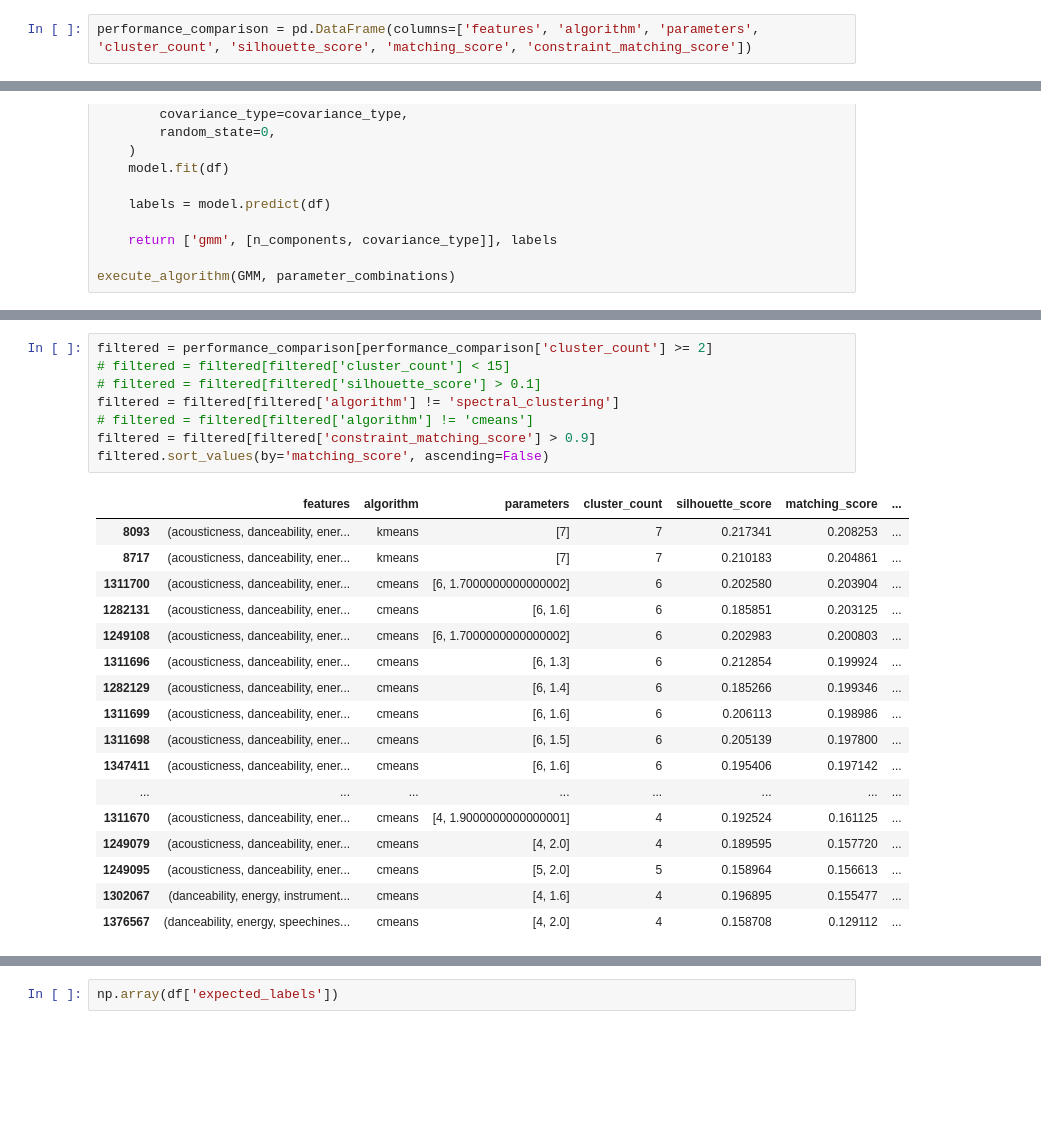
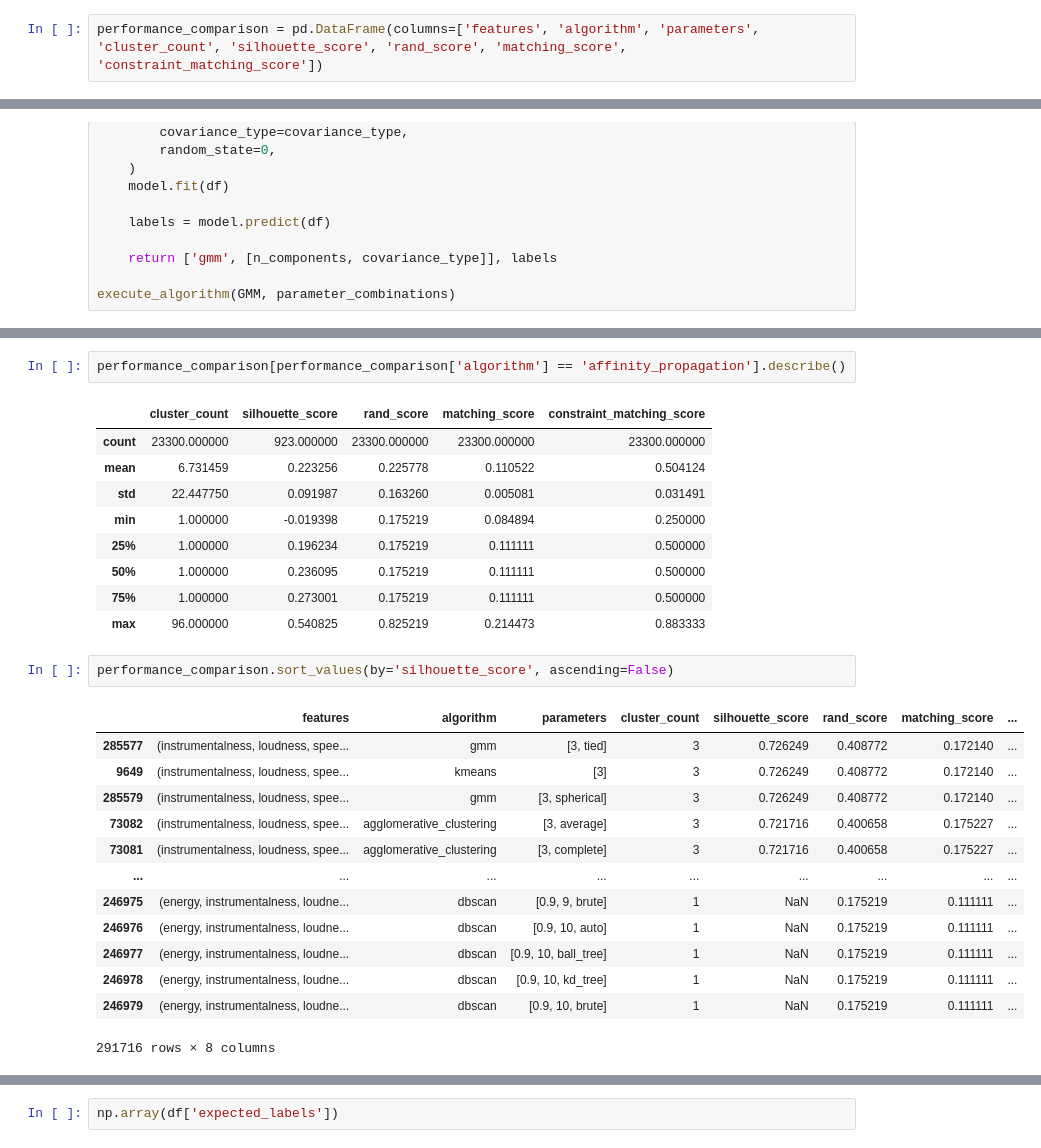
Before and after one commit to jamiany/dspro1, a Jupyter notebook: data_preparation/clustering.ipynb, the cells around one changed output, grey strips where cells are left out. Saved outputs shown, nothing was run; the diff lists cells and outputs as text; blank space fills up the shorter version.

```diff
--- a/data_preparation/clustering.ipynb
+++ b/data_preparation/clustering.ipynb
@@ -20,3 +24,3 @@ df = get_tracks('5Rh7ikX5dteMXfc8tmeBJy', test=True)
 # %%
-performance_comparison = pd.DataFrame(columns=['features', 'algorithm', 'parameters', 'cluster_count', 'silhouette_score', 'matching_score', 'constraint_matching_score'])
+performance_comparison = pd.DataFrame(columns=['features', 'algorithm', 'parameters', 'cluster_count', 'silhouette_score', 'rand_score', 'matching_score', 'constraint_matching_score'])
 # %%
@@ -268,26 +229,28 @@ len(performance_comparison)
+# %%
+performance_comparison[performance_comparison['algorithm'] == 'affinity_propagation'].describe()
+# %% [output]
+|  | cluster_count | silhouette_score | rand_score | matching_score | constraint_matching_score |
+| count | 23300.000000 | 923.000000 | 23300.000000 | 23300.000000 | 23300.000000 |
+| mean | 6.731459 | 0.223256 | 0.225778 | 0.110522 | 0.504124 |
+| std | 22.447750 | 0.091987 | 0.163260 | 0.005081 | 0.031491 |
+| min | 1.000000 | -0.019398 | 0.175219 | 0.084894 | 0.250000 |
+| 25% | 1.000000 | 0.196234 | 0.175219 | 0.111111 | 0.500000 |
+| 50% | 1.000000 | 0.236095 | 0.175219 | 0.111111 | 0.500000 |
+| 75% | 1.000000 | 0.273001 | 0.175219 | 0.111111 | 0.500000 |
+| max | 96.000000 | 0.540825 | 0.825219 | 0.214473 | 0.883333 |
 # %%
-filtered = performance_comparison[performance_comparison['cluster_count'] >= 2]
-# filtered = filtered[filtered['cluster_count'] < 15]
-# filtered = filtered[filtered['silhouette_score'] > 0.1]
-filtered = filtered[filtered['algorithm'] != 'spectral_clustering']
-# filtered = filtered[filtered['algorithm'] != 'cmeans']
-filtered = filtered[filtered['constraint_matching_score'] > 0.9]
-filtered.sort_values(by='matching_score', ascending=False)
+performance_comparison.sort_values(by='silhouette_score', ascending=False)
 # %% [output]
-|  | features | algorithm | parameters | cluster_count | silhouette_score | matching_score | ... |
-| 8093 | (acousticness, danceability, ener... | kmeans | [7] | 7 | 0.217341 | 0.208253 | ... |
-| 8717 | (acousticness, danceability, ener... | kmeans | [7] | 7 | 0.210183 | 0.204861 | ... |
-| 1311700 | (acousticness, danceability, ener... | cmeans | [6, 1.7000000000000002] | 6 | 0.202580 | 0.203904 | ... |
-| 1282131 | (acousticness, danceability, ener... | cmeans | [6, 1.6] | 6 | 0.185851 | 0.203125 | ... |
-| 1249108 | (acousticness, danceability, ener... | cmeans | [6, 1.7000000000000002] | 6 | 0.202983 | 0.200803 | ... |
-| 1311696 | (acousticness, danceability, ener... | cmeans | [6, 1.3] | 6 | 0.212854 | 0.199924 | ... |
-| 1282129 | (acousticness, danceability, ener... | cmeans | [6, 1.4] | 6 | 0.185266 | 0.199346 | ... |
-| 1311699 | (acousticness, danceability, ener... | cmeans | [6, 1.6] | 6 | 0.206113 | 0.198986 | ... |
-| 1311698 | (acousticness, danceability, ener... | cmeans | [6, 1.5] | 6 | 0.205139 | 0.197800 | ... |
-| 1347411 | (acousticness, danceability, ener... | cmeans | [6, 1.6] | 6 | 0.195406 | 0.197142 | ... |
-| ... | ... | ... | ... | ... | ... | ... | ... |
-| 1311670 | (acousticness, danceability, ener... | cmeans | [4, 1.9000000000000001] | 4 | 0.192524 | 0.161125 | ... |
-| 1249079 | (acousticness, danceability, ener... | cmeans | [4, 2.0] | 4 | 0.189595 | 0.157720 | ... |
-| 1249095 | (acousticness, danceability, ener... | cmeans | [5, 2.0] | 5 | 0.158964 | 0.156613 | ... |
-| 1302067 | (danceability, energy, instrument... | cmeans | [4, 1.6] | 4 | 0.196895 | 0.155477 | ... |
-| 1376567 | (danceability, energy, speechines... | cmeans | [4, 2.0] | 4 | 0.158708 | 0.129112 | ... |
+|  | features | algorithm | parameters | cluster_count | silhouette_score | rand_score | matching_score | ... |
+| 285577 | (instrumentalness, loudness, spee... | gmm | [3, tied] | 3 | 0.726249 | 0.408772 | 0.172140 | ... |
+| 9649 | (instrumentalness, loudness, spee... | kmeans | [3] | 3 | 0.726249 | 0.408772 | 0.172140 | ... |
+| 285579 | (instrumentalness, loudness, spee... | gmm | [3, spherical] | 3 | 0.726249 | 0.408772 | 0.172140 | ... |
+| 73082 | (instrumentalness, loudness, spee... | agglomerative_clustering | [3, average] | 3 | 0.721716 | 0.400658 | 0.175227 | ... |
+| 73081 | (instrumentalness, loudness, spee... | agglomerative_clustering | [3, complete] | 3 | 0.721716 | 0.400658 | 0.175227 | ... |
+| ... | ... | ... | ... | ... | ... | ... | ... | ... |
+| 246975 | (energy, instrumentalness, loudne... | dbscan | [0.9, 9, brute] | 1 | NaN | 0.175219 | 0.111111 | ... |
+| 246976 | (energy, instrumentalness, loudne... | dbscan | [0.9, 10, auto] | 1 | NaN | 0.175219 | 0.111111 | ... |
+| 246977 | (energy, instrumentalness, loudne... | dbscan | [0.9, 10, ball_tree] | 1 | NaN | 0.175219 | 0.111111 | ... |
+| 246978 | (energy, instrumentalness, loudne... | dbscan | [0.9, 10, kd_tree] | 1 | NaN | 0.175219 | 0.111111 | ... |
+| 246979 | (energy, instrumentalness, loudne... | dbscan | [0.9, 10, brute] | 1 | NaN | 0.175219 | 0.111111 | ... |
+291716 rows × 8 columns
```
Also changed, not shown: parts of 21 cells of this notebook, 7 other files.
